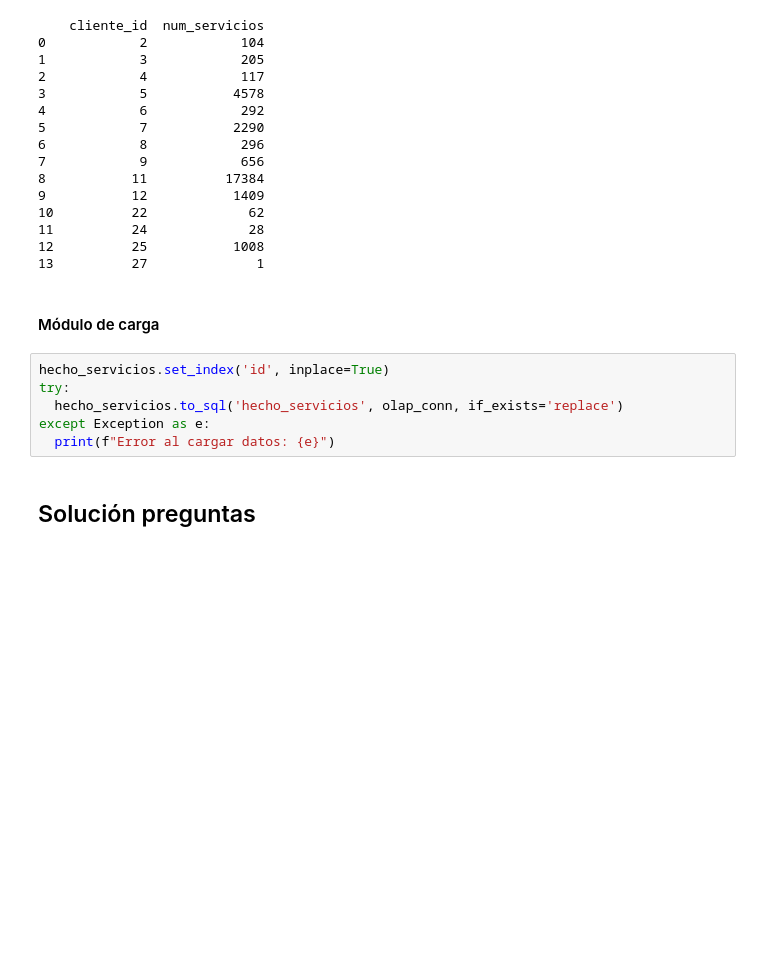
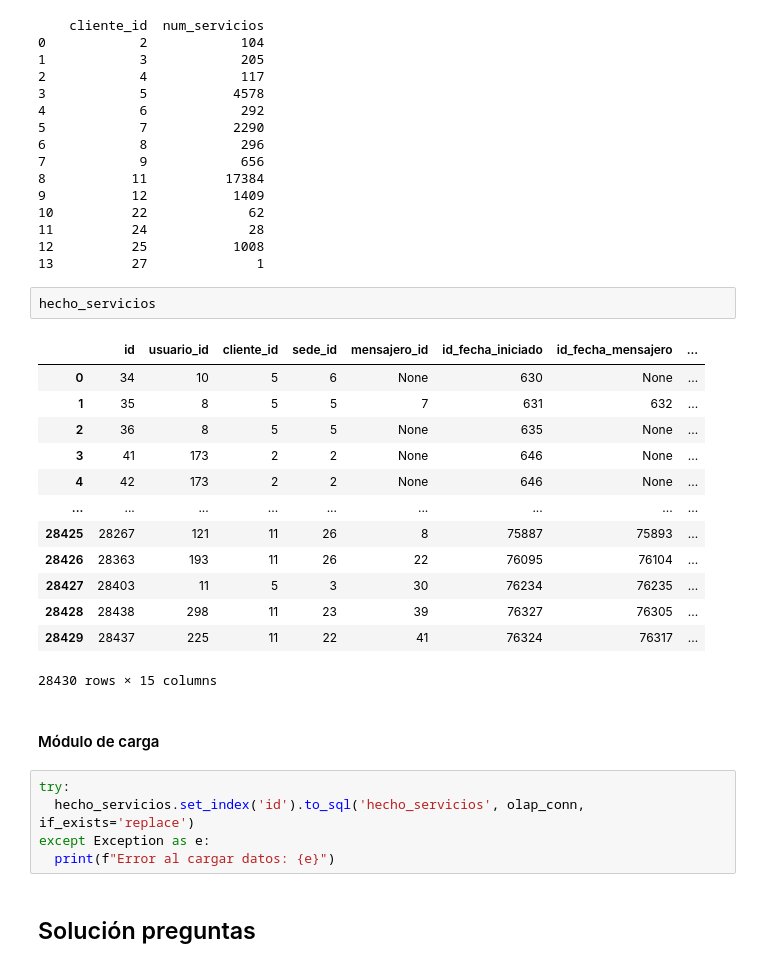
Before and after one commit to DiegoFernando01/etl-kdd, a Jupyter notebook: etl_notebook.ipynb, the cells around one changed output. Saved outputs shown, nothing was run; the diff lists cells and outputs as text; blank space fills up the shorter version.

```diff
--- a/etl_notebook.ipynb
+++ b/etl_notebook.ipynb
@@ -670,12 +670,27 @@ print(conteo_servicios_por_cliente.head(20))
 11          24             28
 12          25           1008
 13          27              1
+# %%
+hecho_servicios
+# %% [output]
+|  | id | usuario_id | cliente_id | sede_id | mensajero_id | id_fecha_iniciado | id_fecha_mensajero | ... |
+| 0 | 34 | 10 | 5 | 6 | None | 630 | None | ... |
+| 1 | 35 | 8 | 5 | 5 | 7 | 631 | 632 | ... |
+| 2 | 36 | 8 | 5 | 5 | None | 635 | None | ... |
+| 3 | 41 | 173 | 2 | 2 | None | 646 | None | ... |
+| 4 | 42 | 173 | 2 | 2 | None | 646 | None | ... |
+| ... | ... | ... | ... | ... | ... | ... | ... | ... |
+| 28425 | 28267 | 121 | 11 | 26 | 8 | 75887 | 75893 | ... |
+| 28426 | 28363 | 193 | 11 | 26 | 22 | 76095 | 76104 | ... |
+| 28427 | 28403 | 11 | 5 | 3 | 30 | 76234 | 76235 | ... |
+| 28428 | 28438 | 298 | 11 | 23 | 39 | 76327 | 76305 | ... |
+| 28429 | 28437 | 225 | 11 | 22 | 41 | 76324 | 76317 | ... |
+28430 rows × 15 columns
 # %% [markdown]
 #### Módulo de carga
 # %%
-hecho_servicios.set_index('id', inplace=True)
 try:
-  hecho_servicios.to_sql('hecho_servicios', olap_conn, if_exists='replace')
+  hecho_servicios.set_index('id').to_sql('hecho_servicios', olap_conn, if_exists='replace')
 except Exception as e:
   print(f"Error al cargar datos: {e}")
 # %% [markdown]
```
Also changed, not shown: parts of 9 cells of this notebook.
